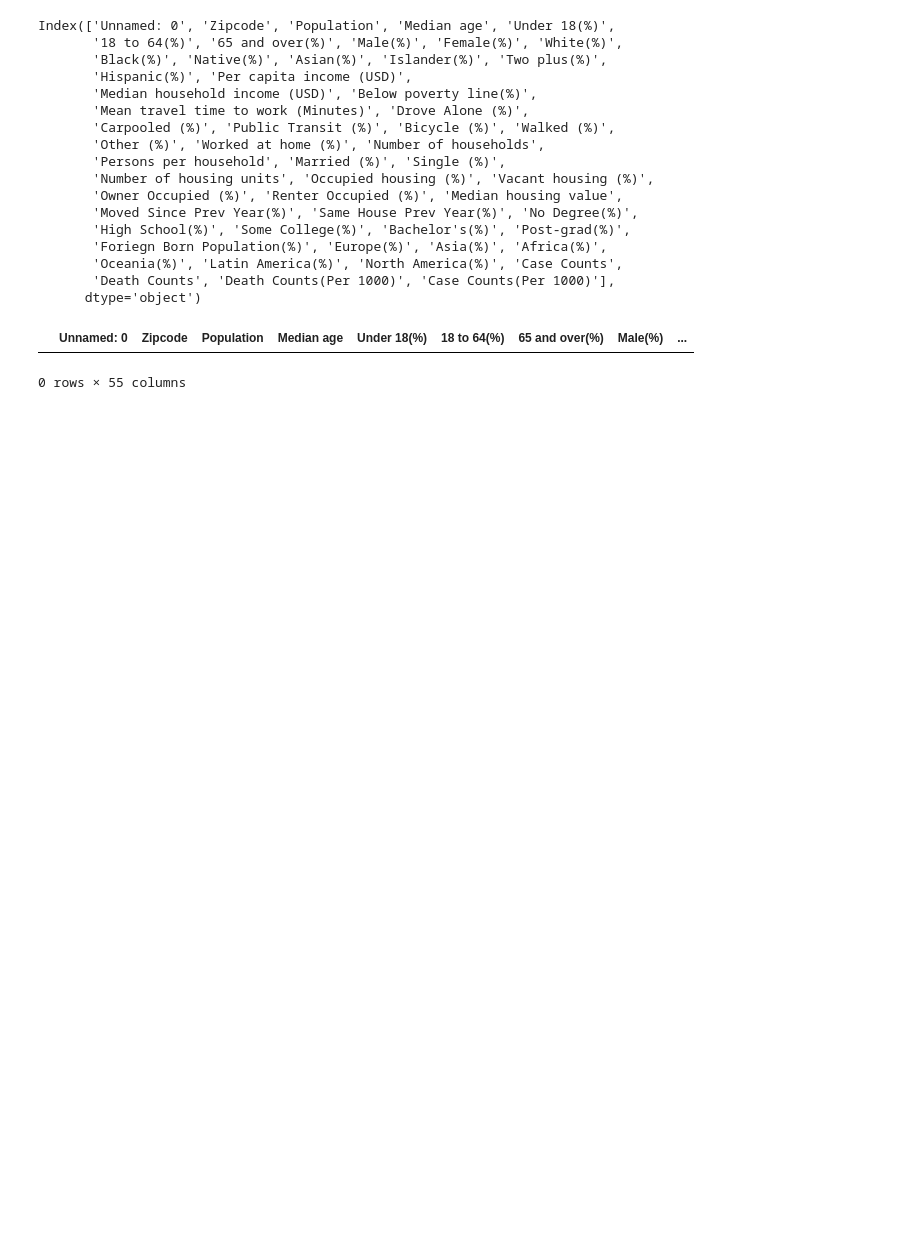
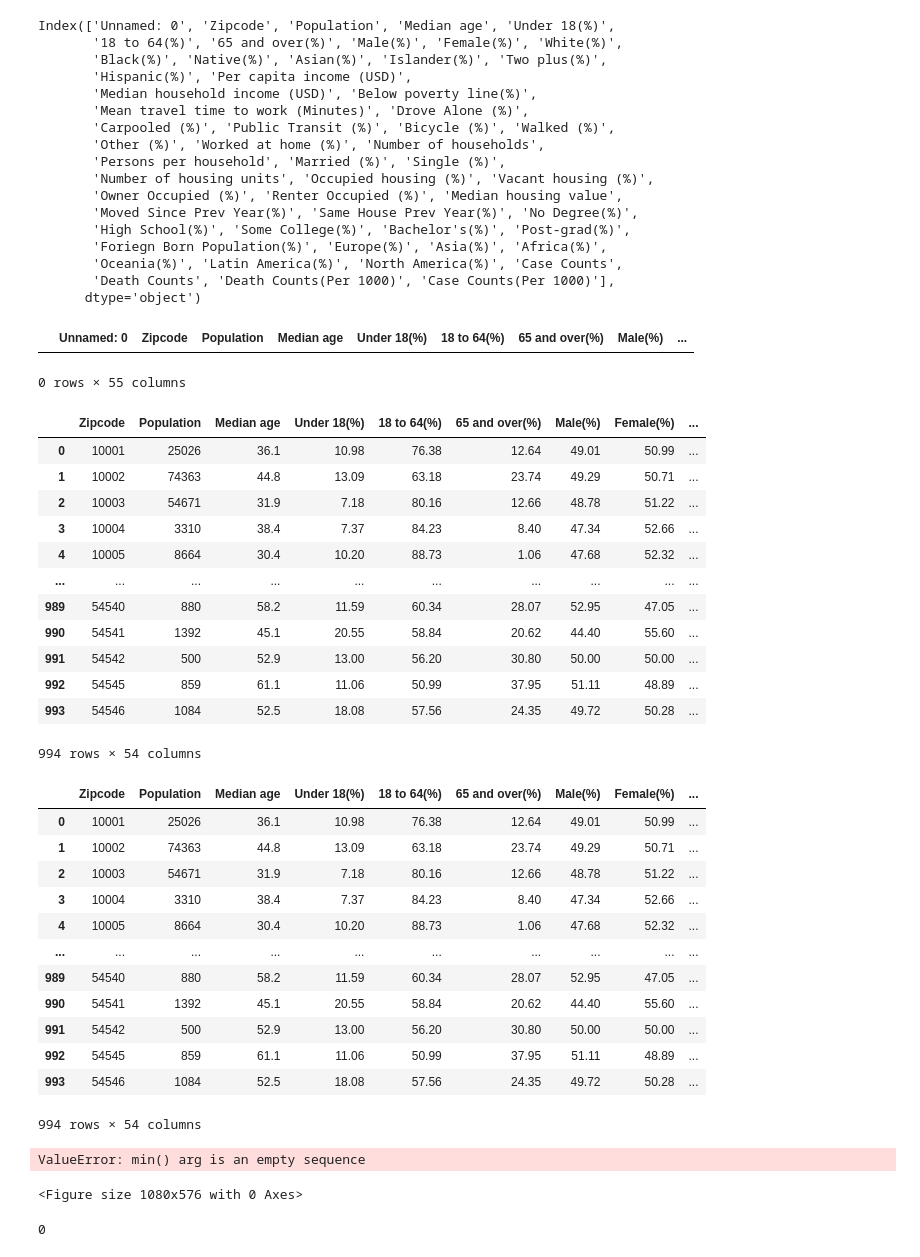
Before and after one commit to uic-cs418/modeling-the-pandemic, a Jupyter notebook: nguyen-notebook.ipynb, the cells around one changed output. Saved outputs shown, nothing was run; the diff lists cells and outputs as text; code cells hidden in the pictures; blank space fills up the shorter version.

Commit message:
rearrange data columns

```diff
--- a/nguyen-notebook.ipynb
+++ b/nguyen-notebook.ipynb
@@ -257,4 +257,36 @@ Index(['Unnamed: 0', 'Zipcode', 'Population', 'Median age', 'Under 18(%)',
 |  | Unnamed: 0 | Zipcode | Population | Median age | Under 18(%) | 18 to 64(%) | 65 and over(%) | Male(%) | ... |
 0 rows × 55 columns
 # %%
-df.to_csv('socio-demographic-and-death-counts.csv')
+df = pd.read_csv('socio-demographic-and-death-counts.csv')
+df = df.drop(['Unnamed: 0'], axis=1)
+display(df)
+df.to_csv('socio-demographic-and-death-counts.csv',index=False)
+df = pd.read_csv('socio-demographic-and-death-counts.csv')
+df
+# %% [output]
+|  | Zipcode | Population | Median age | Under 18(%) | 18 to 64(%) | 65 and over(%) | Male(%) | Female(%) | ... |
+| 0 | 10001 | 25026 | 36.1 | 10.98 | 76.38 | 12.64 | 49.01 | 50.99 | ... |
+| 1 | 10002 | 74363 | 44.8 | 13.09 | 63.18 | 23.74 | 49.29 | 50.71 | ... |
+| 2 | 10003 | 54671 | 31.9 | 7.18 | 80.16 | 12.66 | 48.78 | 51.22 | ... |
+| 3 | 10004 | 3310 | 38.4 | 7.37 | 84.23 | 8.40 | 47.34 | 52.66 | ... |
+| 4 | 10005 | 8664 | 30.4 | 10.20 | 88.73 | 1.06 | 47.68 | 52.32 | ... |
+| ... | ... | ... | ... | ... | ... | ... | ... | ... | ... |
+| 989 | 54540 | 880 | 58.2 | 11.59 | 60.34 | 28.07 | 52.95 | 47.05 | ... |
+| 990 | 54541 | 1392 | 45.1 | 20.55 | 58.84 | 20.62 | 44.40 | 55.60 | ... |
+| 991 | 54542 | 500 | 52.9 | 13.00 | 56.20 | 30.80 | 50.00 | 50.00 | ... |
+| 992 | 54545 | 859 | 61.1 | 11.06 | 50.99 | 37.95 | 51.11 | 48.89 | ... |
+| 993 | 54546 | 1084 | 52.5 | 18.08 | 57.56 | 24.35 | 49.72 | 50.28 | ... |
+994 rows × 54 columns
+|  | Zipcode | Population | Median age | Under 18(%) | 18 to 64(%) | 65 and over(%) | Male(%) | Female(%) | ... |
+| 0 | 10001 | 25026 | 36.1 | 10.98 | 76.38 | 12.64 | 49.01 | 50.99 | ... |
+| 1 | 10002 | 74363 | 44.8 | 13.09 | 63.18 | 23.74 | 49.29 | 50.71 | ... |
+| 2 | 10003 | 54671 | 31.9 | 7.18 | 80.16 | 12.66 | 48.78 | 51.22 | ... |
+| 3 | 10004 | 3310 | 38.4 | 7.37 | 84.23 | 8.40 | 47.34 | 52.66 | ... |
+| 4 | 10005 | 8664 | 30.4 | 10.20 | 88.73 | 1.06 | 47.68 | 52.32 | ... |
+| ... | ... | ... | ... | ... | ... | ... | ... | ... | ... |
+| 989 | 54540 | 880 | 58.2 | 11.59 | 60.34 | 28.07 | 52.95 | 47.05 | ... |
+| 990 | 54541 | 1392 | 45.1 | 20.55 | 58.84 | 20.62 | 44.40 | 55.60 | ... |
+| 991 | 54542 | 500 | 52.9 | 13.00 | 56.20 | 30.80 | 50.00 | 50.00 | ... |
+| 992 | 54545 | 859 | 61.1 | 11.06 | 50.99 | 37.95 | 51.11 | 48.89 | ... |
+| 993 | 54546 | 1084 | 52.5 | 18.08 | 57.56 | 24.35 | 49.72 | 50.28 | ... |
+994 rows × 54 columns
@@ -260,0 +305,24 @@ df.to_csv('socio-demographic-and-death-counts.csv')
+# %%
+import pandas as pd
+from random_forest import *
+from optimize_rfr_hyperparams import *
+import seaborn as sns
+import matplotlib.pyplot as plt
+data = pd.read_csv('socio-demographic-and-death-counts.csv')
+cormat = data.corr().abs()
+cormat = cormat[cormat>0.5]
+feature_importance = round(cormat,2).dropna(subset=['Death Counts(Per 1000)'])['Death Counts(Per 1000)'].to_frame().reset_index()
+feature_importance = feature_importance[:-2]
+feature_importance = feature_importance.sort_values(by='Death Counts(Per 1000)')
+plt.figure(figsize=(15,8))
+ax = sns.barplot(data=feature_importance, y='index', x='Death Counts(Per 1000)', palette='flare')
+plt.xlabel('Feature Importance (Scale: 0-1)')
+plt.ylabel('')
+plt.title('Feature Importance of Sociodemographic Factors w.r.t Covid Death Cases',fontsize=15)
+# %% [output]
+ValueError: min() arg is an empty sequence
+<Figure size 1080x576 with 0 Axes>
+# %%
+df.isnull().sum().sum()
+# %% [output]
+0
```
Also changed, not shown: parts of 2 cells of this notebook, 1 other file.
